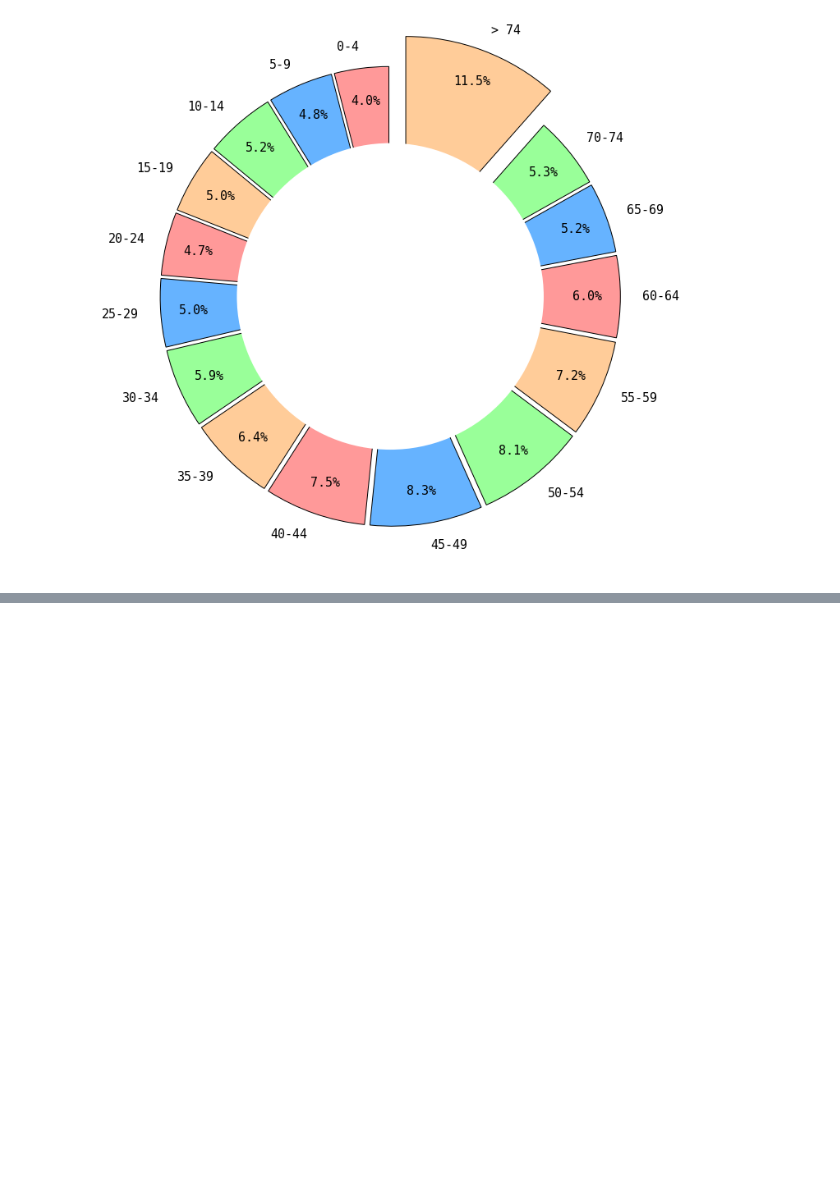
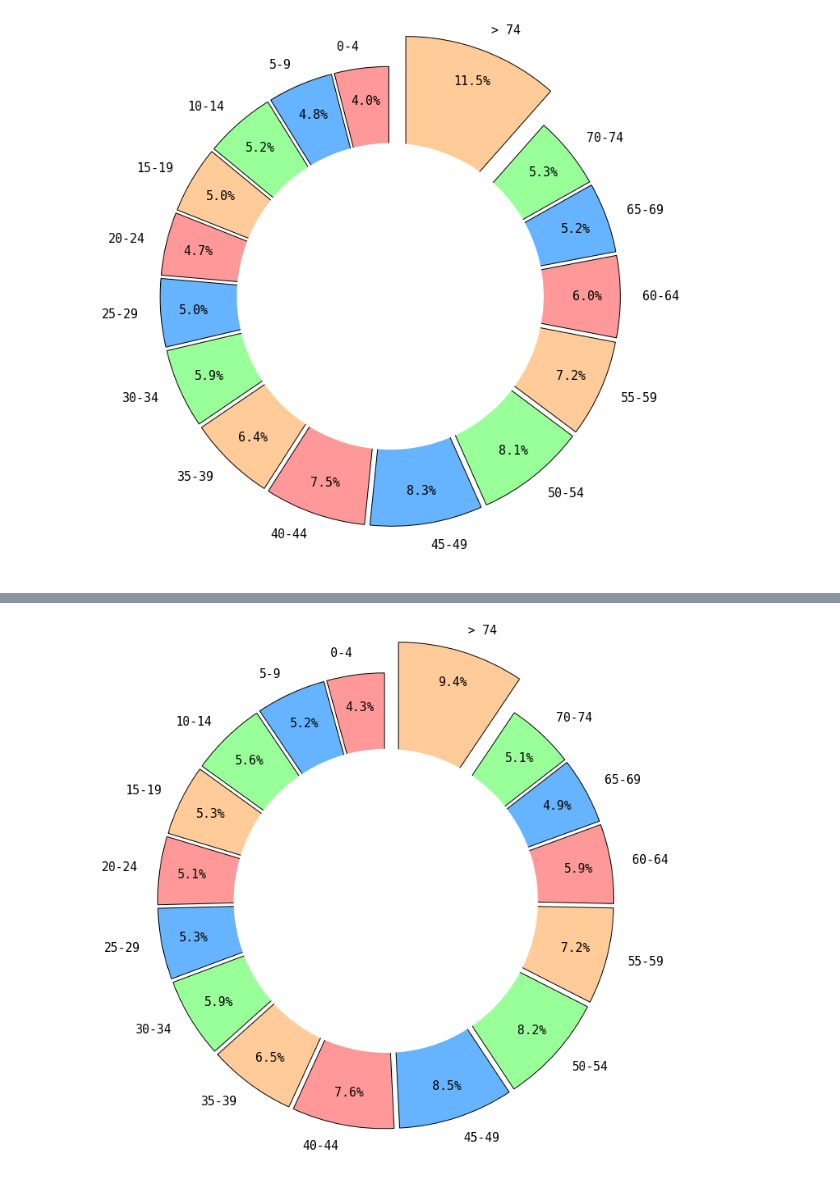
Before and after one commit to davidefabbrico/local-dati-gov, a Jupyter notebook: Popolazione Pratese.ipynb, the cells around one changed output, grey strips where cells are left out. Cells and saved outputs as stored; diff of their text form; code cells hidden in the pictures; blank space fills up the shorter version.

```diff
--- a/Popolazione Pratese.ipynb
+++ b/Popolazione Pratese.ipynb
@@ -79,0 +117,27 @@ plt.show()
+# %%
+dic_perc_mas = {}
+for i in dic_mas.keys():
+    dic_perc_mas[i] = dic_mas[i] / tot_mas
+age_mas = list(dic_perc_mas.keys())
+value_mas = list(dic_perc_mas.values())
+# %%
+labels = age_mas
+sizes = value_mas
+#colors
+colors = ['#ff9999','#66b3ff','#99ff99','#ffcc99']
+#explsion
+explode = (0.05,0.05, 0.05, 0.05, 0.05, 0.05, 0.05, 0.05, 0.05, 0.05, 0.05, 0.05, 0.05, 0.05, 0.05, 0.20)
+
+plt.figure(figsize = (10,10))
+plt.pie(sizes, colors = colors, labels=labels, autopct='%1.1f%%', startangle=90, pctdistance=0.85,
+        explode = explode, textprops={'size': 15, "family": "monospace"},
+        wedgeprops={"edgecolor":"k",'linewidth': 1, 'antialiased': True})
+
+centre_circle = plt.Circle((0,0),0.70,fc='white')
+fig = plt.gcf()
+fig.gca().add_artist(centre_circle)
+#ax1.axis('equal')
+plt.tight_layout()
+plt.show()
+# %% [output]
+[figure, added]
```
Also changed, not shown: parts of 26 cells of this notebook.
